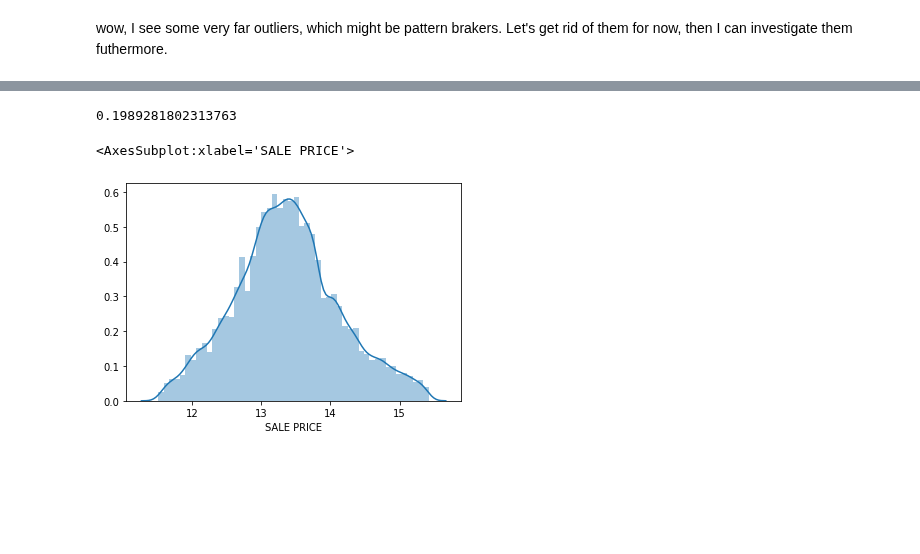
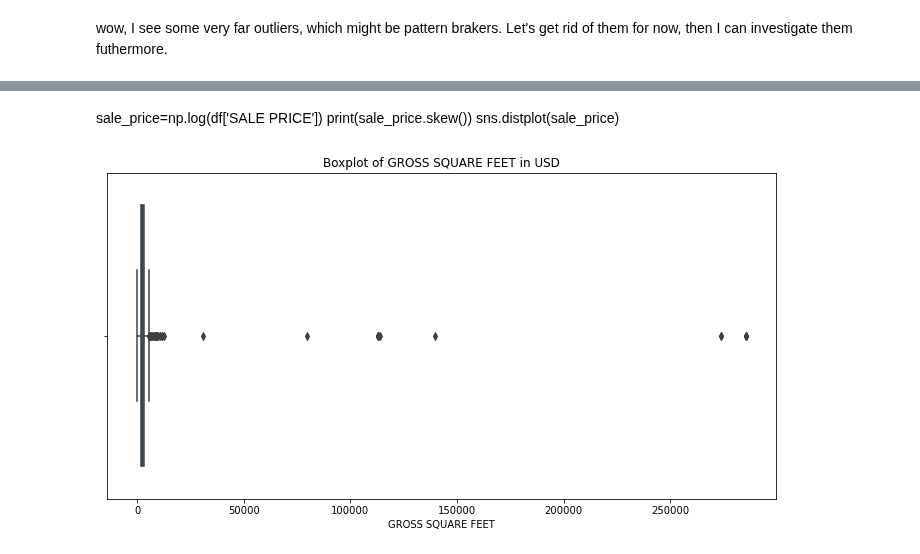
Before and after one commit to Gaukhar-ai/for_my_Thinkful_work, a Jupyter notebook: capstone/Real_Estate_sale_price_prediction_NYC.ipynb, the cells around one changed output, grey strips where cells are left out. Saved outputs shown, nothing was run; the diff lists cells and outputs as text; code cells hidden in the pictures; blank space fills up the shorter version.

```diff
--- a/capstone/Real_Estate_sale_price_prediction_NYC.ipynb
+++ b/capstone/Real_Estate_sale_price_prediction_NYC.ipynb
@@ -256,8 +254,0 @@ sns.distplot(data['SALE PRICE'])
-# %%
-sale_price=np.log(data['SALE PRICE'])
-print(sale_price.skew())
-sns.distplot(sales)
-# %% [output]
-0.1989281802313763
-<AxesSubplot:xlabel='SALE PRICE'>
-[figure, removed]
@@ -265,0 +255,13 @@ sns.distplot(sales)
+# %% [markdown]
+sale_price=np.log(df['SALE PRICE'])
+print(sale_price.skew())
+sns.distplot(sale_price)
+# %%
+plt.figure(figsize=(12,6))
+
+sns.boxplot(x='GROSS SQUARE FEET', data=df)
+plt.ticklabel_format(style='plain', axis='x')
+plt.title('Boxplot of GROSS SQUARE FEET in USD')
+plt.show()
+# %% [output]
+[figure, added]
```
Also changed, not shown: parts of 40 cells of this notebook.
